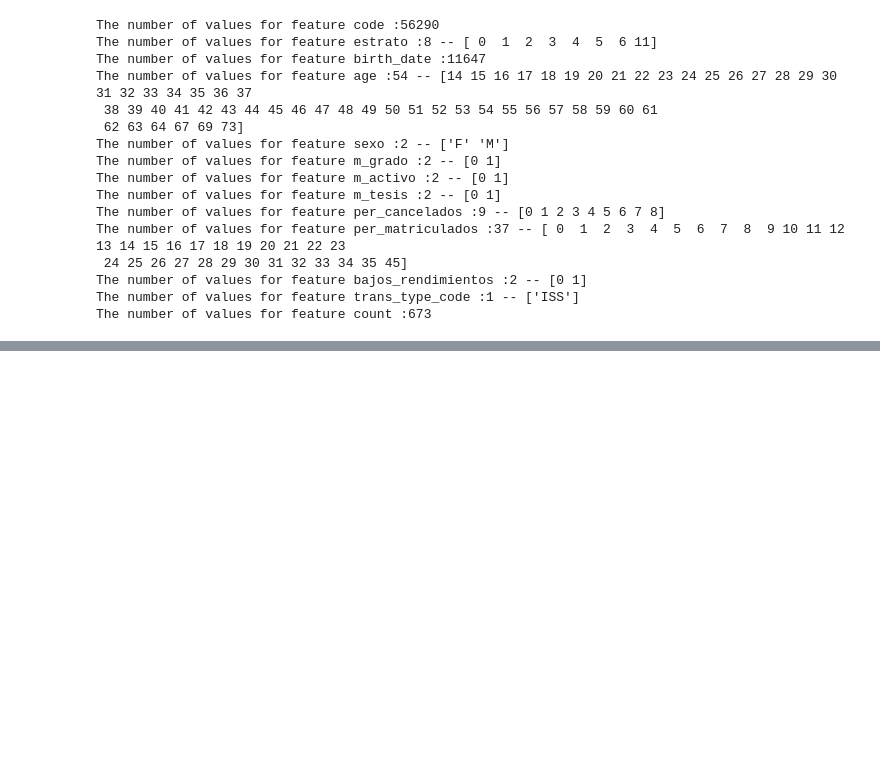
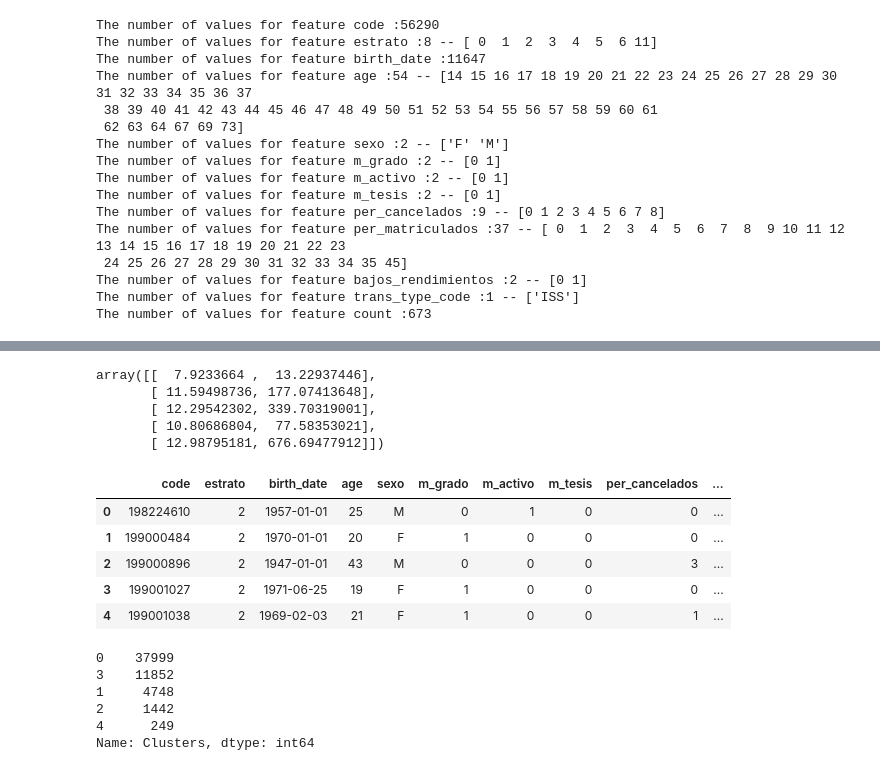
Before and after one commit to jhonsfran1165/recommender-system, a Jupyter notebook: etl/K-mean example.ipynb, the cells around one changed output, grey strips where cells are left out. Cells and saved outputs as stored; diff of their text form; code cells hidden in the pictures; blank space fills up the shorter version.

```diff
--- a/etl/K-mean example.ipynb
+++ b/etl/K-mean example.ipynb
@@ -157,0 +186,8 @@ The number of values for feature count :673
+# %%
+kmeans.cluster_centers_
+# %% [output]
+array([[  7.9233664 ,  13.22937446],
+       [ 11.59498736, 177.07413648],
+       [ 12.29542302, 339.70319001],
+       [ 10.80686804,  77.58353021],
+       [ 12.98795181, 676.69477912]])
@@ -157,0 +196,18 @@ The number of values for feature count :673
+# %%
+df.head()
+# %% [output]
+|  | code | estrato | birth_date | age | sexo | m_grado | m_activo | m_tesis | per_cancelados | ... |
+| 0 | 198224610 | 2 | 1957-01-01 | 25 | M | 0 | 1 | 0 | 0 | ... |
+| 1 | 199000484 | 2 | 1970-01-01 | 20 | F | 1 | 0 | 0 | 0 | ... |
+| 2 | 199000896 | 2 | 1947-01-01 | 43 | M | 0 | 0 | 0 | 3 | ... |
+| 3 | 199001027 | 2 | 1971-06-25 | 19 | F | 1 | 0 | 0 | 0 | ... |
+| 4 | 199001038 | 2 | 1969-02-03 | 21 | F | 1 | 0 | 0 | 1 | ... |
+# %%
+df['Clusters'].value_counts()
+# %% [output]
+0    37999
+3    11852
+1     4748
+2     1442
+4      249
+Name: Clusters, dtype: int64
```
Also changed, not shown: parts of 10 cells of this notebook, 14 other files.
